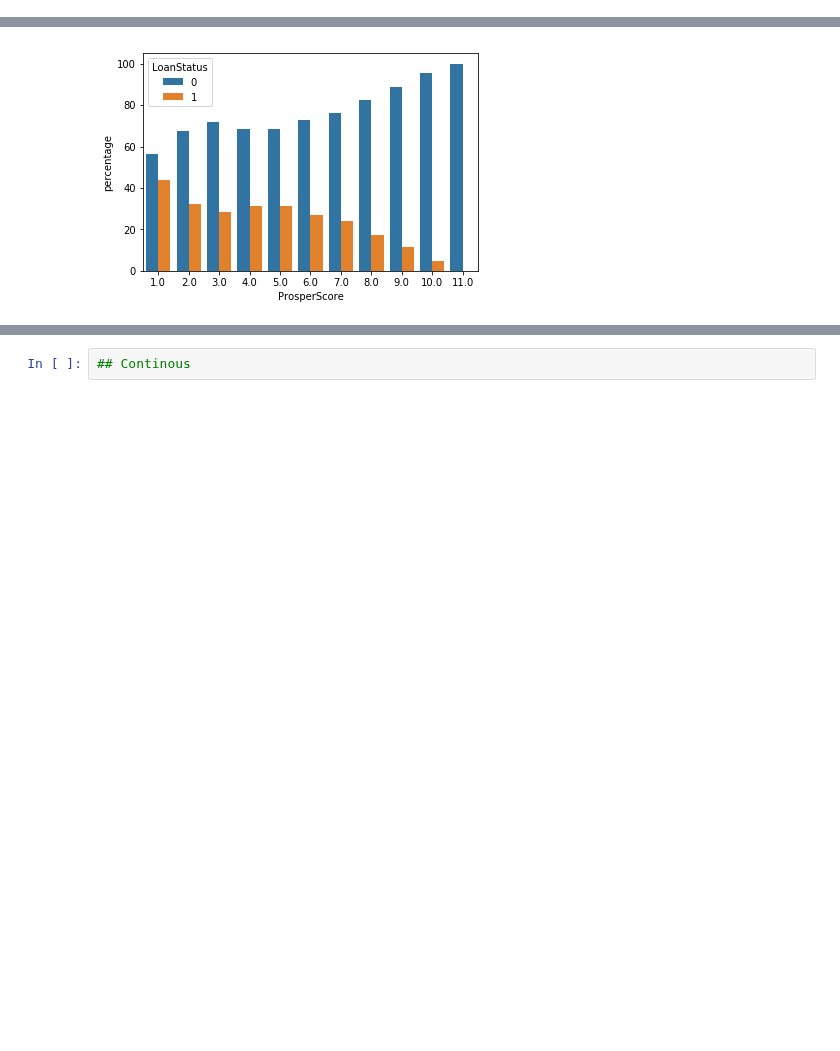
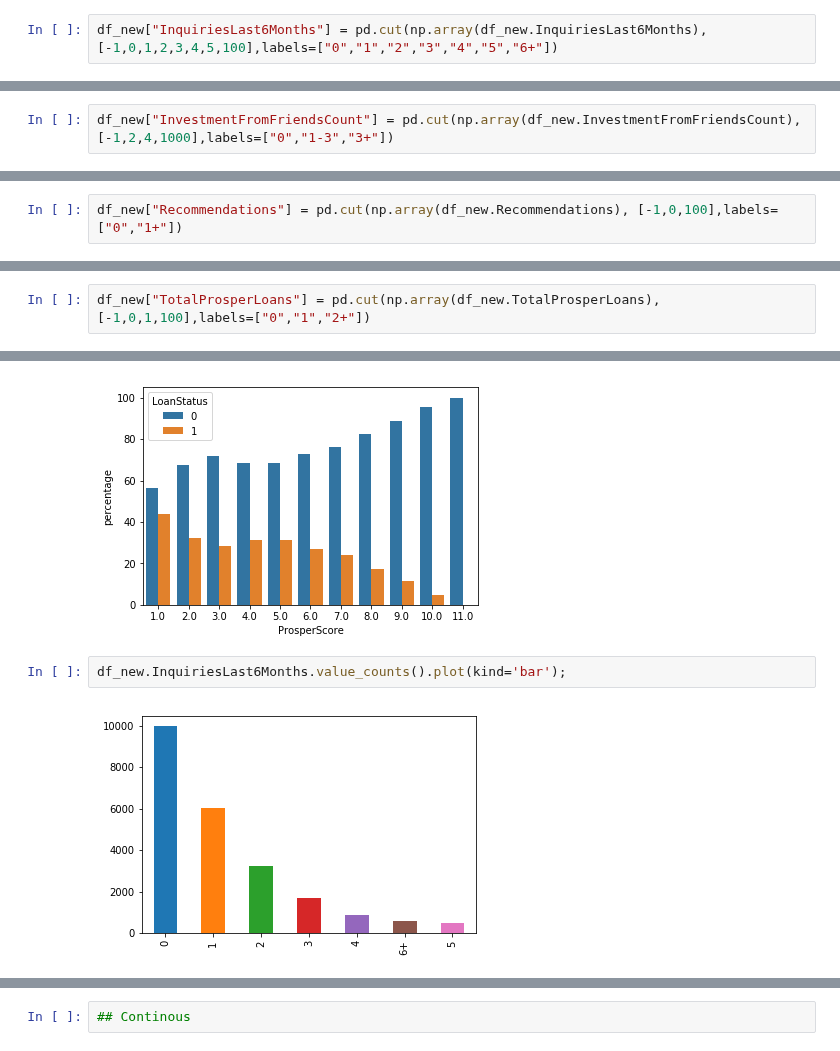
Before and after one commit to abhiksark/Udacity-DataAnalyst-Nanodegree, a Jupyter notebook: bank_loan/loan_dataset.ipynb, the cells around one changed output, grey strips where cells are left out. Cells and saved outputs as stored; diff of their text form; blank space fills up the shorter version.

Commit message:
updated loan added plots

```diff
--- a/bank_loan/loan_dataset.ipynb
+++ b/bank_loan/loan_dataset.ipynb
@@ -191,3 +192,5 @@ ProsperRating                          0.0
 dtype: float64
 # %% [markdown]
 ## Data Engg
+# %%
+df_new["InquiriesLast6Months"] = pd.cut(np.array(df_new.InquiriesLast6Months), [-1,0,1,2,3,4,5,100],labels=["0","1","2","3","4","5","6+"])
@@ -193,0 +203,2 @@ dtype: float64
+# %%
+df_new["InvestmentFromFriendsCount"] = pd.cut(np.array(df_new.InvestmentFromFriendsCount), [-1,2,4,1000],labels=["0","1-3","3+"])
@@ -193,0 +211,2 @@ dtype: float64
+# %%
+df_new["Recommendations"] = pd.cut(np.array(df_new.Recommendations), [-1,0,100],labels=["0","1+"])
@@ -193,0 +219,2 @@ dtype: float64
+# %%
+df_new["TotalProsperLoans"] = pd.cut(np.array(df_new.TotalProsperLoans), [-1,0,1,100],labels=["0","1","2+"])
@@ -265,3 +298,7 @@ df_new.CurrentlyInGroup.value_counts().plot(kind='bar');
 value_counts_status(df_new,'ProsperScore');
 # %% [output]
 [figure]
+# %%
+df_new.InquiriesLast6Months.value_counts().plot(kind='bar');
+# %% [output]
+[figure, added]
```
Also changed, not shown: parts of 24 cells of this notebook.
